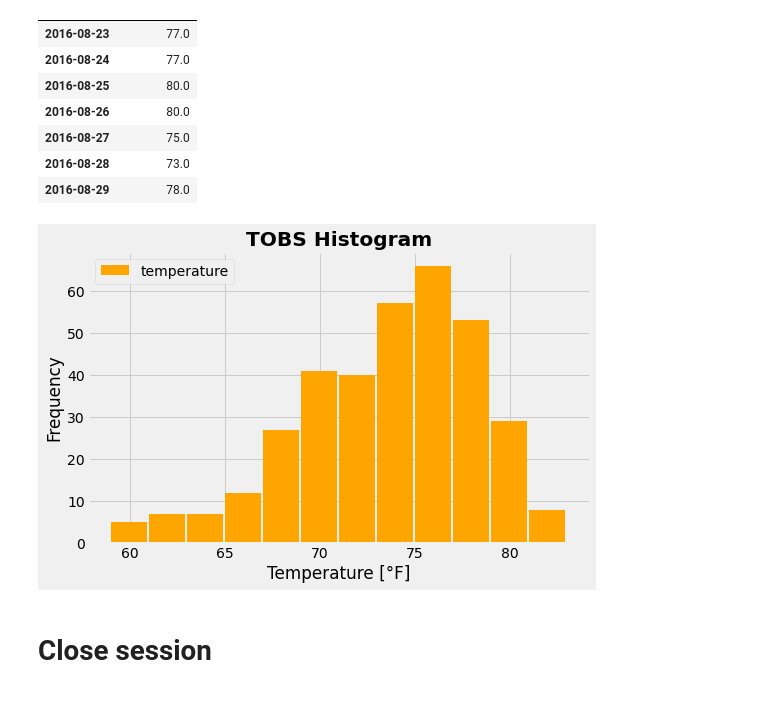
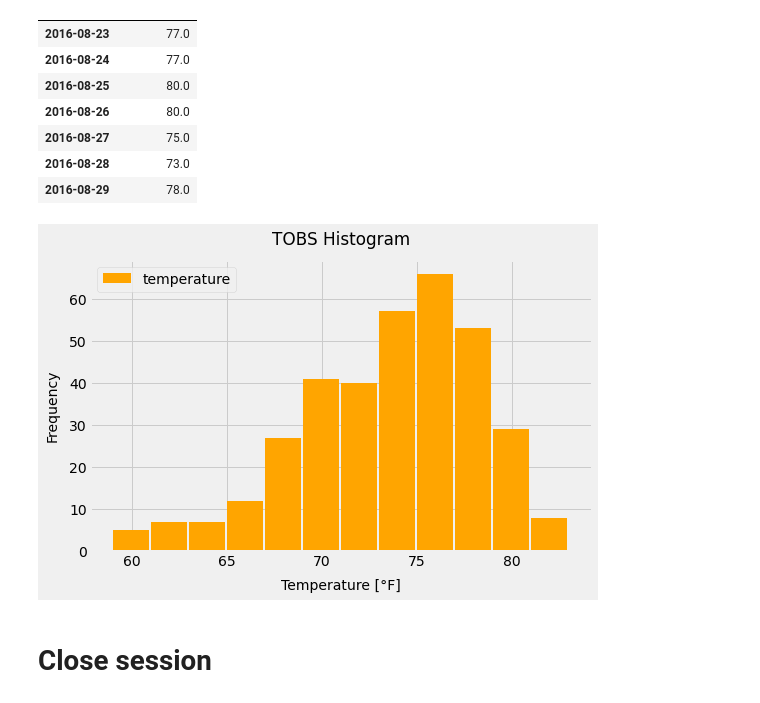
Before and after one commit to rperezme-data/DAB_H10_SQLAlchemy-challenge, a Jupyter notebook: ClimateSQLAlchemy/1_Climate_Analysis.ipynb, the cells around one changed output. Drawn from its saved outputs; the diff is of its cells as text; code cells hidden in the pictures.

```diff
--- a/ClimateSQLAlchemy/1_Climate_Analysis.ipynb
+++ b/ClimateSQLAlchemy/1_Climate_Analysis.ipynb
@@ -176,13 +198,23 @@ session.query(*slct).\
 # %%
 # Using the most active station id from the previous query, calculate the lowest, highest, and average temperature.
-most_active = 'USC00519281'
 
+## Get most active station from DF
+most_active = most_active_df.iloc[0,0]
+
+## Select query columns and group aggregation (min, avg, max)
 slct = [Measurement.station,
-          func.min(Measurement.tobs),
-          func.max(Measurement.tobs),
-          func.avg(Measurement.tobs)]
+          func.min(Measurement.tobs).label("tmin"),
+          func.avg(Measurement.tobs).label("tavg"),
+          func.max(Measurement.tobs).label("tmax")]
 
-session.query(*slct).\
+## Define query to retrieve last 12 months of precipitation data
+stmt = session.query(*slct).\
     filter(Measurement.station == most_active).\
-    group_by(Measurement.station).all()
+    group_by(Measurement.station).statement
+
+## Store query results into DataFrame
+stats_df = pd.read_sql_query(stmt, session.bind, index_col='station')
+
+## Distplay DataFrame (with style)
+stats_df.style.format('{:.2f}')
 # %% [output]
@@ -216,30 +251,28 @@ temperature_df.head(7)
 # %%
 ## Set parameters
 x = temperature_df['temperature'].values
 label = temperature_df['temperature'].name
 bins = 12
 
 ## Set figure size
 plt.figure(figsize=(8,5))
 
 ## Plot histogram
 n, bins, patches = plt.hist(x, bins=bins, color='orange', label=label, width=1.9)
 
 ## Set plot title and labels
-plt.title('TOBS Histogram', fontweight="bold")
-plt.xlabel('Temperature [°F]')
-plt.ylabel('Frequency')
+plt.title("TOBS Histogram", pad=15, fontsize='large')
+plt.xlabel("Temperature [°F]", labelpad=10, fontsize='medium')
+plt.ylabel("Frequency", labelpad=10, fontsize='medium')
 
 ## Set legend
 plt.legend()
 
-## Save plot
-plt.savefig('Images/Histogram.png', bbox_inches='tight')
-
-## Display plot
+## Save & Display plot
+plt.savefig("Images/Histogram.png", bbox_inches='tight')
 plt.show()
 # %% [output]
-[figure, old version]
+[figure, new version]
 # %% [markdown]
 # Close session
 # %%
```
Also changed, not shown: parts of 7 cells of this notebook, 2 other files.
